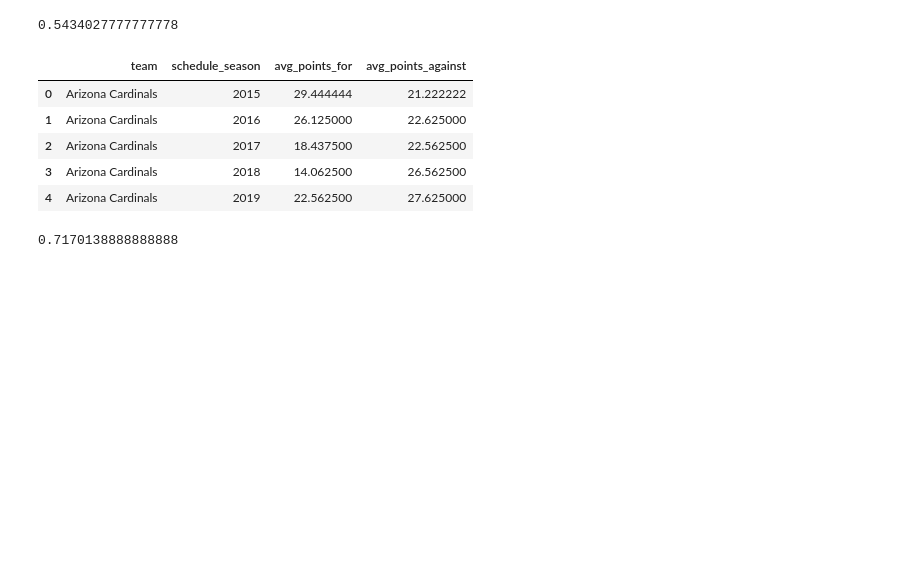
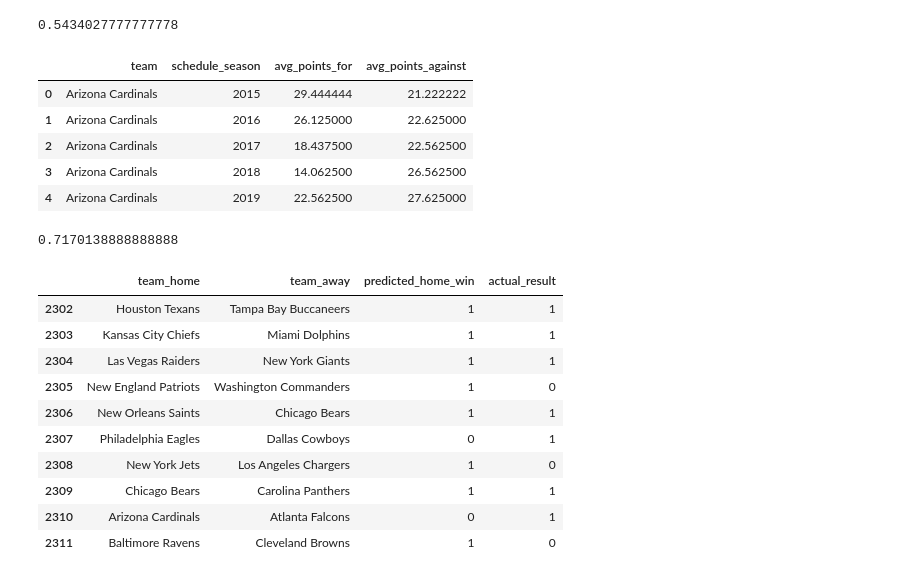
Before and after one commit to JaydenGraves/NFL-prediction-model, a Jupyter notebook: nfl_game_prediction_model.ipynb, the cells around one changed output. Cells and saved outputs as stored; diff of their text form; code cells hidden in the pictures; blank space fills up the shorter version.

```diff
--- a/nfl_game_prediction_model.ipynb
+++ b/nfl_game_prediction_model.ipynb
@@ -392,3 +392,23 @@ acc = accuracy_score(y_test, pred)
 acc
 # %% [output]
 0.7170138888888888
+# %%
+predictions_df = pd.DataFrame({
+    "team_home": model.loc[X_test.index, "team_home"],
+    "team_away": model.loc[X_test.index, "team_away"],
+    "predicted_home_win": pred,
+    "actual_result": y_test
+})
+predictions_df.head(10)
+# %% [output]
+|  | team_home | team_away | predicted_home_win | actual_result |
+| 2302 | Houston Texans | Tampa Bay Buccaneers | 1 | 1 |
+| 2303 | Kansas City Chiefs | Miami Dolphins | 1 | 1 |
+| 2304 | Las Vegas Raiders | New York Giants | 1 | 1 |
+| 2305 | New England Patriots | Washington Commanders | 1 | 0 |
+| 2306 | New Orleans Saints | Chicago Bears | 1 | 1 |
+| 2307 | Philadelphia Eagles | Dallas Cowboys | 0 | 1 |
+| 2308 | New York Jets | Los Angeles Chargers | 1 | 0 |
+| 2309 | Chicago Bears | Carolina Panthers | 1 | 1 |
+| 2310 | Arizona Cardinals | Atlanta Falcons | 0 | 1 |
+| 2311 | Baltimore Ravens | Cleveland Browns | 1 | 0 |
```
